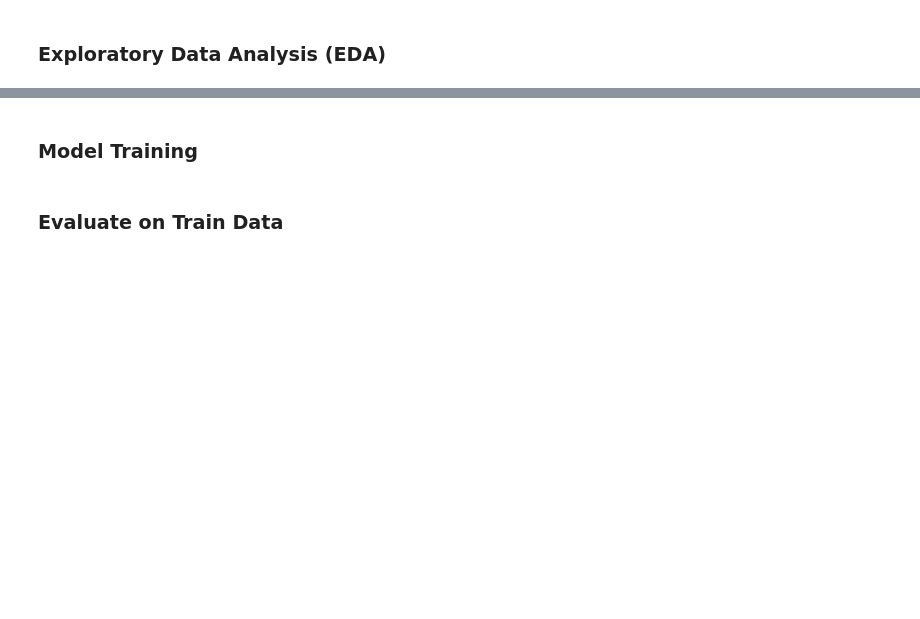
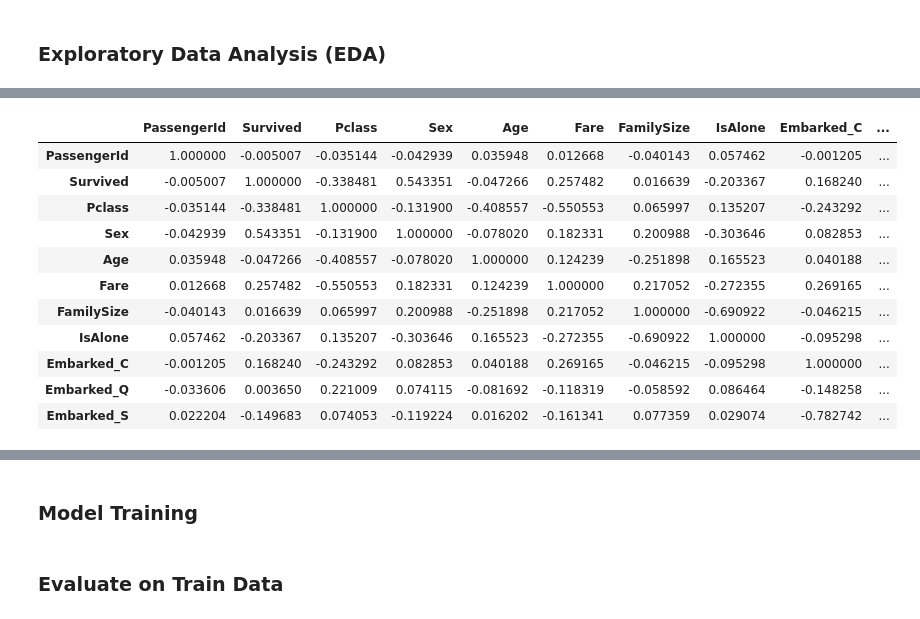
Before and after one commit to Graceyujung/Kaggle, a Jupyter notebook: Kaggle/titanic/titanic.ipynb, the cells around one changed output, grey strips where cells are left out. Cells and saved outputs as stored; diff of their text form; code cells hidden in the pictures; blank space fills up the shorter version.

```diff
--- a/Kaggle/titanic/titanic.ipynb
+++ b/Kaggle/titanic/titanic.ipynb
@@ -242,0 +302,16 @@ Observation:
+# %%
+corr = df.select_dtypes(include=['number']).corr()
+corr
+# %% [output]
+|  | PassengerId | Survived | Pclass | Sex | Age | Fare | FamilySize | IsAlone | Embarked_C | ... |
+| PassengerId | 1.000000 | -0.005007 | -0.035144 | -0.042939 | 0.035948 | 0.012668 | -0.040143 | 0.057462 | -0.001205 | ... |
+| Survived | -0.005007 | 1.000000 | -0.338481 | 0.543351 | -0.047266 | 0.257482 | 0.016639 | -0.203367 | 0.168240 | ... |
+| Pclass | -0.035144 | -0.338481 | 1.000000 | -0.131900 | -0.408557 | -0.550553 | 0.065997 | 0.135207 | -0.243292 | ... |
+| Sex | -0.042939 | 0.543351 | -0.131900 | 1.000000 | -0.078020 | 0.182331 | 0.200988 | -0.303646 | 0.082853 | ... |
+| Age | 0.035948 | -0.047266 | -0.408557 | -0.078020 | 1.000000 | 0.124239 | -0.251898 | 0.165523 | 0.040188 | ... |
+| Fare | 0.012668 | 0.257482 | -0.550553 | 0.182331 | 0.124239 | 1.000000 | 0.217052 | -0.272355 | 0.269165 | ... |
+| FamilySize | -0.040143 | 0.016639 | 0.065997 | 0.200988 | -0.251898 | 0.217052 | 1.000000 | -0.690922 | -0.046215 | ... |
+| IsAlone | 0.057462 | -0.203367 | 0.135207 | -0.303646 | 0.165523 | -0.272355 | -0.690922 | 1.000000 | -0.095298 | ... |
+| Embarked_C | -0.001205 | 0.168240 | -0.243292 | 0.082853 | 0.040188 | 0.269165 | -0.046215 | -0.095298 | 1.000000 | ... |
+| Embarked_Q | -0.033606 | 0.003650 | 0.221009 | 0.074115 | -0.081692 | -0.118319 | -0.058592 | 0.086464 | -0.148258 | ... |
+| Embarked_S | 0.022204 | -0.149683 | 0.074053 | -0.119224 | 0.016202 | -0.161341 | 0.077359 | 0.029074 | -0.782742 | ... |
```
Also changed, not shown: parts of 30 cells of this notebook.
